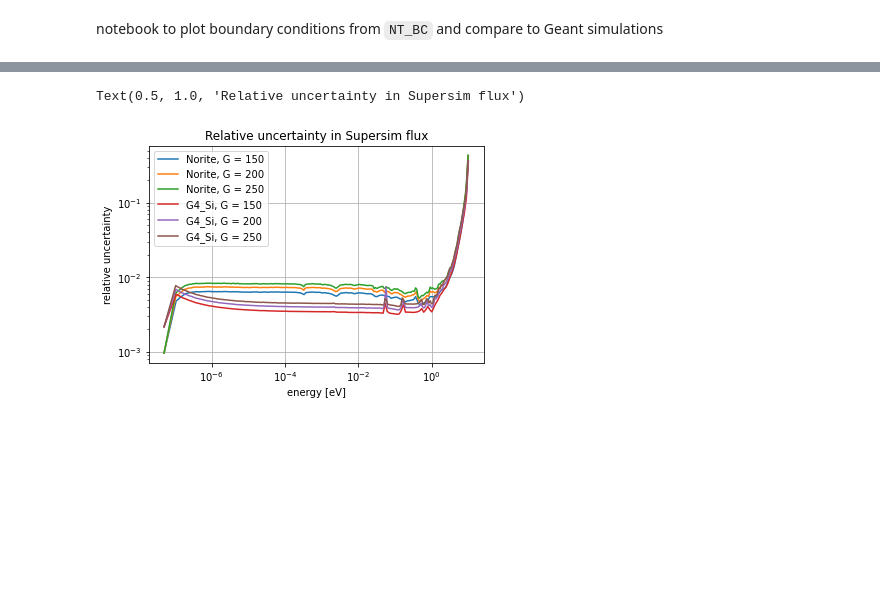
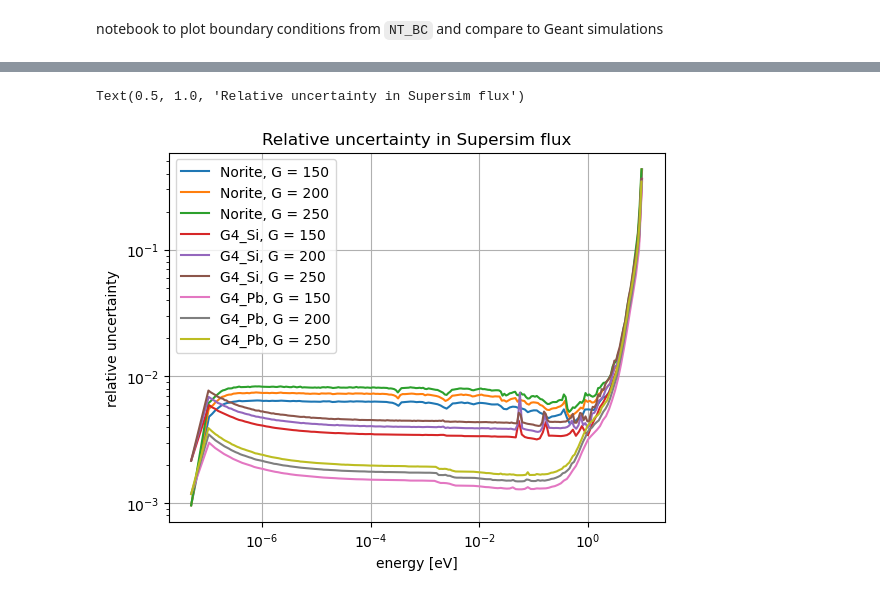
Before and after one commit to villano-lab/ntransporter, a Jupyter notebook: boundary_conditions/plotting_bc.ipynb, the cells around one changed output, grey strips where cells are left out. Cells and saved outputs as stored; diff of their text form; code cells hidden in the pictures; blank space fills up the shorter version.

```diff
--- a/boundary_conditions/plotting_bc.ipynb
+++ b/boundary_conditions/plotting_bc.ipynb
@@ -15,9 +27,9 @@ def plottable_spectrum(X, Y):
 EG = 0.1
 E0 = 2e7
 # %%
-for mat in ['Norite', 'G4_Si']:
+for mat in ['Norite', 'G4_Si', 'G4_Pb']:
 
-    mat_str_add = '_Si' if mat == 'G4_Si' else ''
+    mat_str_add = '' if mat == 'Norite' else mat[2:]
 
     ss_data_file = 'data/SuperSim_estimates/phi_calcs' + mat_str_add + '_150.dat'
     ss_dat = pd.read_csv(ss_data_file, sep = ' ', index_col = 0, names = ['Eg','phig', 'dphig'])
@@ -55,7 +68,7 @@ for mat in ['Norite', 'G4_Si']:
 # %%
 # compare flux and emission strength (group source/group total cross section)
 
-for mat, G in [('G4_Si', 100), ('Norite', 100)]:
+for mat, G in [('G4_Si', 100), ('Norite', 100), ('G4_Pb', 100)]:
 
     XS = pd.read_csv(f'../cross_sections/data/V1/data_{mat}_{G}_20_xs.dat', sep = ' ', index_col = 0, names = ['Eg', 'x_s', 'xt'])
     Src = pd.read_csv(f'../sources/data/V1/data_{mat}_{G}_Sg.dat', sep = ' ', index_col = 0, names = ['Eg','Sg'])
@@ -97,0 +104,19 @@ plt.plot(Es[xt>0], (xt-xs)[xt>0]/xt[xt>0])
+# %%
+plt.figure()
+plt.title(f'{mat} proportion absorption in total cross section')
+plt.loglog()
+plt.grid()
+
+G = 150
+
+for mat in ('G4_Si', 'G4_Pb', 'Norite'):
+    XS = pd.read_csv(f'../cross_sections/data/V1/data_{mat}_{G}_20_xs.dat', sep = ' ', index_col = 0, names = ['Eg', 'x_s', 'xt'])
+
+    Eg = XS.Eg.values
+    Es = (Eg[1:] + Eg[:-1])/2
+    xt = XS.xt.values[:-1]
+    xs = XS.x_s.values[:-1]
+
+    plt.plot(Es[xt>0], (xt-xs)[xt>0]/xt[xt>0], label = f'{mat}, G = {G}')
+
+plt.legend()
@@ -98,27 +126,27 @@ plt.plot(Es[xt>0], (xt-xs)[xt>0]/xt[xt>0])
 # %%
 plt.figure()
 plt.loglog()
 plt.grid()
 
-for mat in ['Norite', 'G4_Si']:
+for mat in ['Norite', 'G4_Si', 'G4_Pb']:
 
     for G in (150, 200, 250):
 
-        mat_str_add = '_Si' if mat == 'G4_Si' else ''
+        mat_str_add = '' if mat == 'Norite' else mat[2:]
 
         ss_data_file = 'data/SuperSim_estimates/phi_calcs' + mat_str_add + f'_{G}.dat'
         ss_dat = pd.read_csv(ss_data_file, sep = ' ', index_col = 0, names = ['Eg','phig', 'dphig'])
         Eg_s, phig_s = plottable_spectrum(ss_dat.Eg.values, ss_dat.phig.values)
         _, dphig_s = plottable_spectrum(ss_dat.Eg.values, ss_dat.dphig.values)
 
         p = dphig_s > 0
         plt.plot(Eg_s[p], dphig_s[p]/phig_s[p], label = f'{mat}, G = {G}')
 
 plt.legend()
 plt.xlabel('energy [eV]')
 plt.ylabel('relative uncertainty')
 plt.title('Relative uncertainty in Supersim flux')
 # %% [output]
 Text(0.5, 1.0, 'Relative uncertainty in Supersim flux')
-[figure, old version]
+[figure, new version]
 # %%
```
Also changed, not shown: parts of 11 cells of this notebook.
